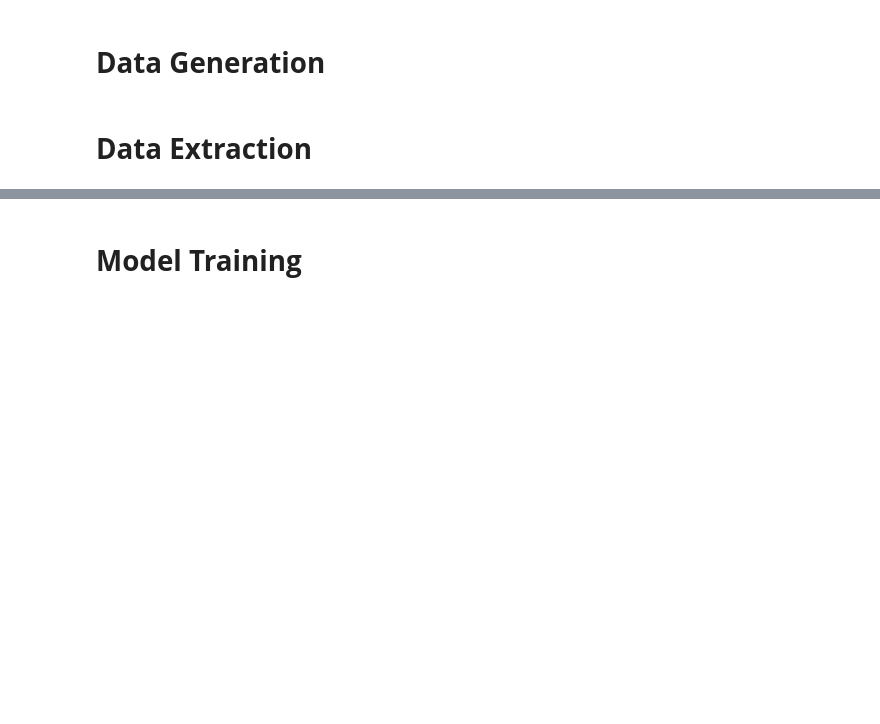
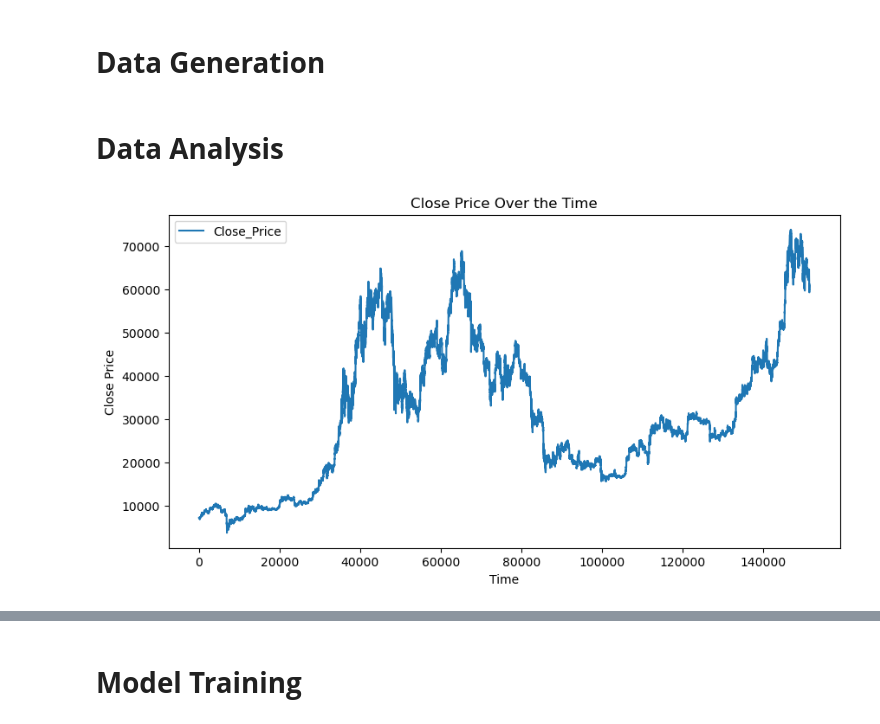
Before and after one commit to ioannisevgeniou/binary-options-research, a Jupyter notebook: main.ipynb, the cells around one changed output, grey strips where cells are left out. Drawn from its saved outputs; the diff is of its cells as text; code cells hidden in the pictures; blank space fills up the shorter version.

Commit message:
data analysis

```diff
--- a/main.ipynb
+++ b/main.ipynb
@@ -27,3 +31,29 @@ np.random.seed(42)
 dataset_generator.make(["BTCUSDT"], "3m")
 # %% [markdown]
-# **Data Extraction**
+# **Data Analysis**
+# %%
+# Plot closing prices
+path_of_file = 'dataset/BTCUSDT-15m-2020_2024.csv'
+df_df = pd.read_csv(path_of_file)
+
+df_df = df_df.dropna(subset=['close'])
+df_df['close']
+
+plt.figure(figsize=(10, 5))
+plt.plot(df_df['close'], label='Close_Price')
+plt.title('Close Price Over the Time')
+plt.xlabel('Time')
+plt.ylabel('Close Price')
+plt.legend()
+plt.show()
+
+# Augmented Dickey-Fuller test
+result_adf = adfuller(df_df['close'])
+print('\nAugmented Dickey-Fuller Test on "close" column:')
+print(f'ADF Statistic: {result_adf[0]}')
+print(f'p-value: {result_adf[1]}')
+print('Critical Values:')
+for key, value in result_adf[4].items():
+    print(f'   {key}: {value}')
+# %% [output]
+[figure, added]
```
Also changed, not shown: parts of 8 cells of this notebook, 2 other files.
